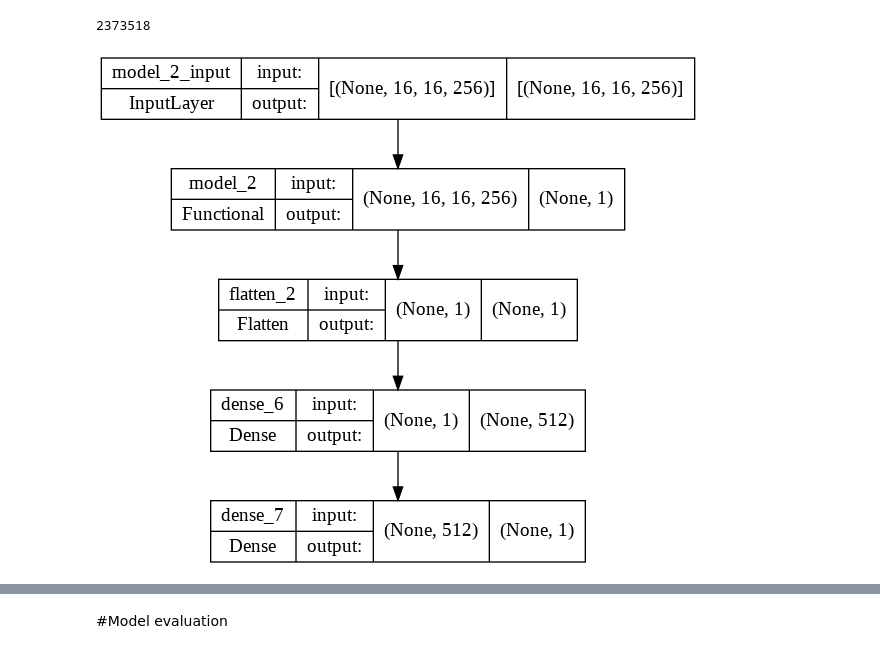
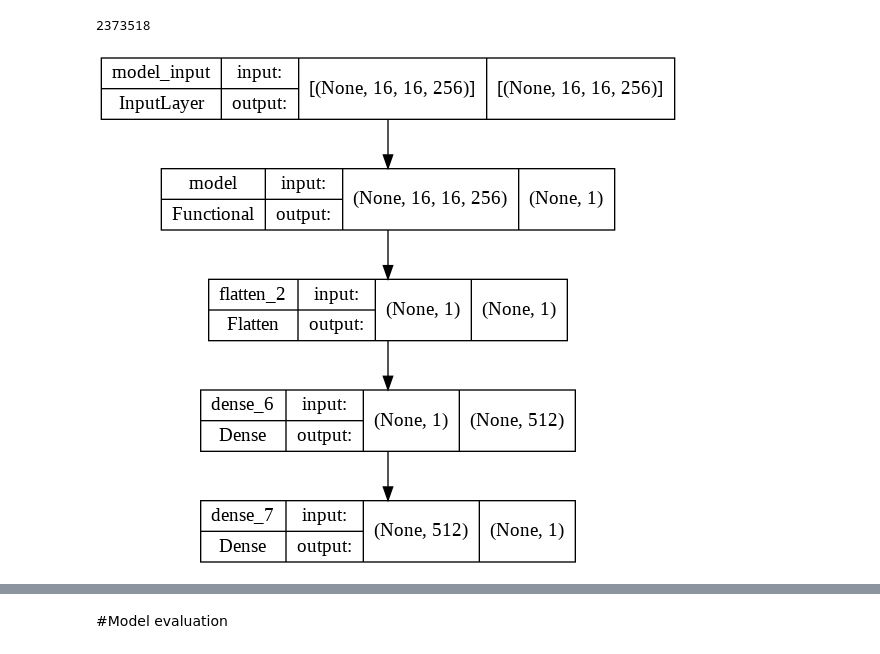
Before and after one commit to zualexander/mai-aiapp-computer-vision, a Jupyter notebook: mai_computer_vision_experiment_3.ipynb, the cells around one changed output, grey strips where cells are left out. Cells and saved outputs as stored; diff of their text form; code cells hidden in the pictures.

```diff
--- a/mai_computer_vision_experiment_3.ipynb
+++ b/mai_computer_vision_experiment_3.ipynb
@@ -254,9 +262,10 @@ model.compile(
   loss='categorical_crossentropy',
   metrics=['acc'])
 # %%
-keras.utils.plot_model(model,show_shapes=True)
+#keras.utils.plot_model(model,show_shapes=True)
+plot_model(model, to_file='model.png', show_shapes=True, show_layer_names=True)
 # %% [output]
-[figure, old version]
+[figure, new version]
 # %%
 hist = model.fit(train_generator, validation_data=val_generator, epochs=epochs)
 # %% [output]
```
Also changed, not shown: parts of 9 cells of this notebook.
